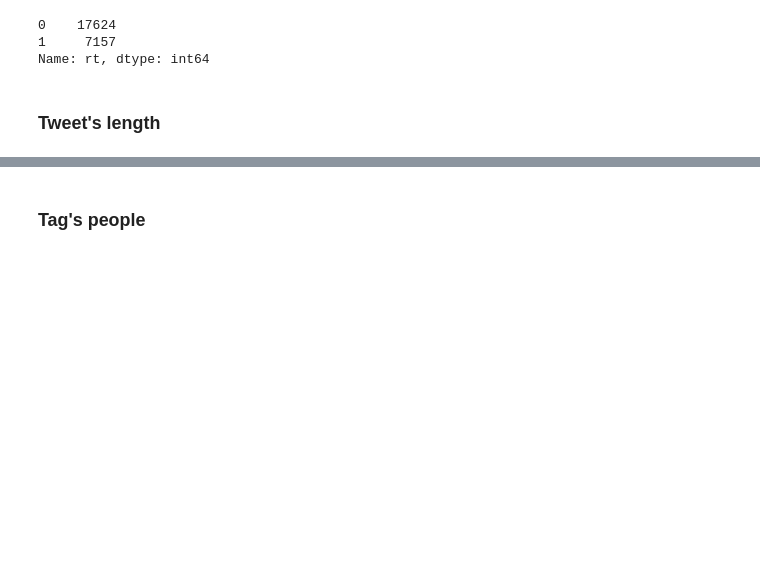
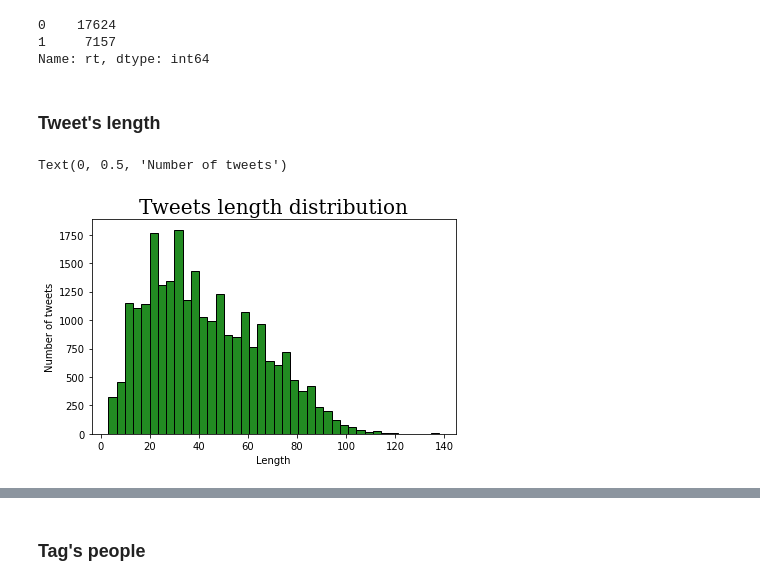
Before and after one commit to MarcoP9/textmining, a Jupyter notebook: 03-Features_extraction.ipynb, the cells around one changed output, grey strips where cells are left out. Drawn from its saved outputs; the diff is of its cells as text; code cells hidden in the pictures; blank space fills up the shorter version.

Commit message:
new charts

```diff
--- a/03-Features_extraction.ipynb
+++ b/03-Features_extraction.ipynb
@@ -126,6 +126,17 @@ def tweet_length(text_clean):
     return len(text_clean)
 # %%
 df["len"] = df["tweet_clean"].apply(lambda x : tweet_length(x))
+# %%
+fig, ax = plt.subplots(sharey=True, tight_layout=True)
+
+# We can set the number of bins with the `bins` kwarg
+ax.hist(df["len"], bins=40, color = "forestgreen", edgecolor = 'black')
+ax.set_title("Tweets length distribution", size = 20, fontdict = {'family': 'serif'})
+ax.set_xlabel('Length', size = 10)
+ax.set_ylabel('Number of tweets', size= 10)
+# %% [output]
+Text(0, 0.5, 'Number of tweets')
+[figure, added]
 # %%
 sns.displot(df, x="len")
 # %% [output]
```
Also changed, not shown: parts of 9 cells of this notebook.
